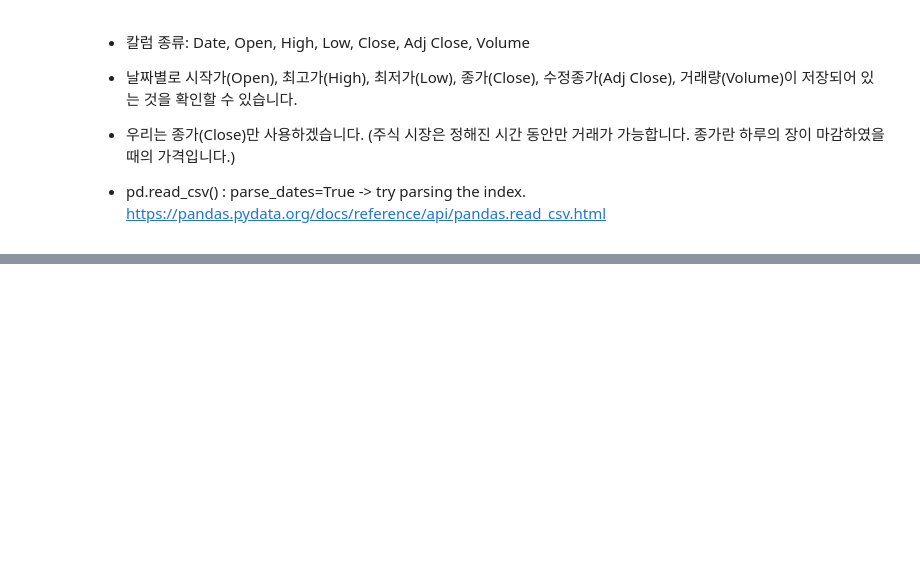
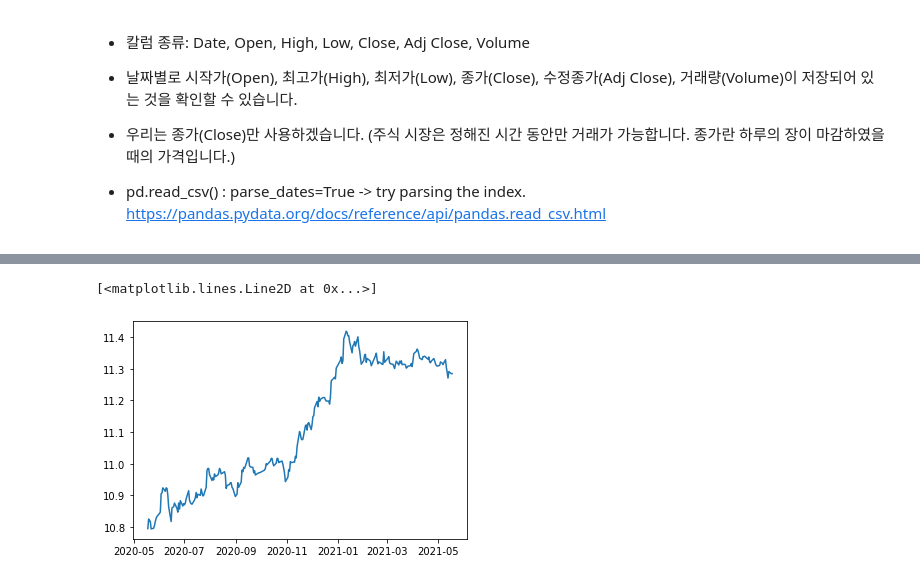
Before and after one commit to seungmiya13/LMS-Exploration, a Jupyter notebook: E14/stock_prediction.ipynb, the cells around one changed output, grey strips where cells are left out. Drawn from its saved outputs; the diff is of its cells as text; code cells hidden in the pictures; blank space fills up the shorter version.

```diff
--- a/E14/stock_prediction.ipynb
+++ b/E14/stock_prediction.ipynb
@@ -55,0 +92,5 @@ Name: Close, dtype: float64
+# %%
+plt.plot(ts_log)
+# %% [output]
+[<matplotlib.lines.Line2D at 0x...>]
+[figure, added]
```
Also changed, not shown: parts of 51 cells of this notebook, 3 other files.
